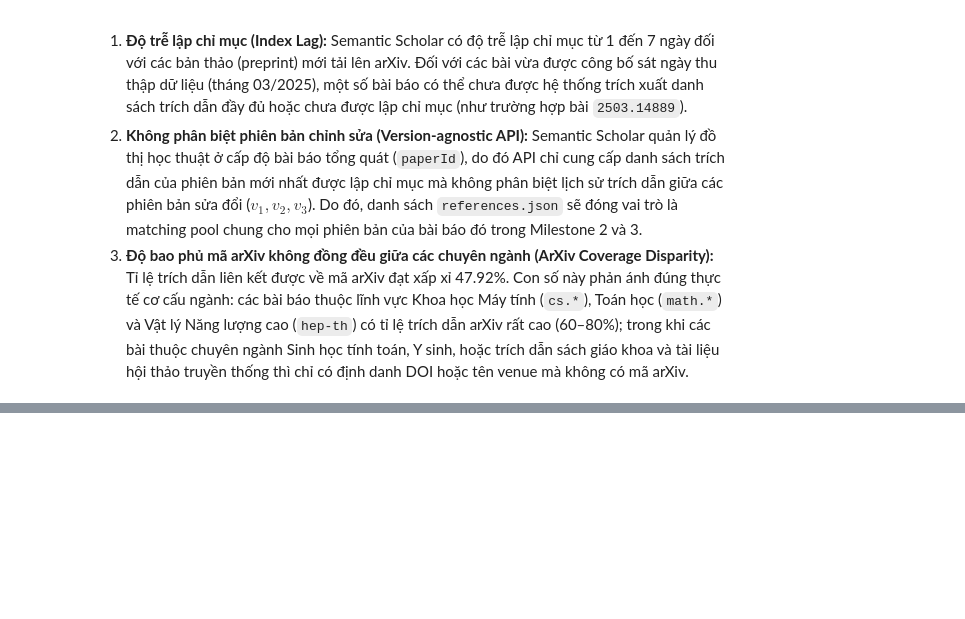
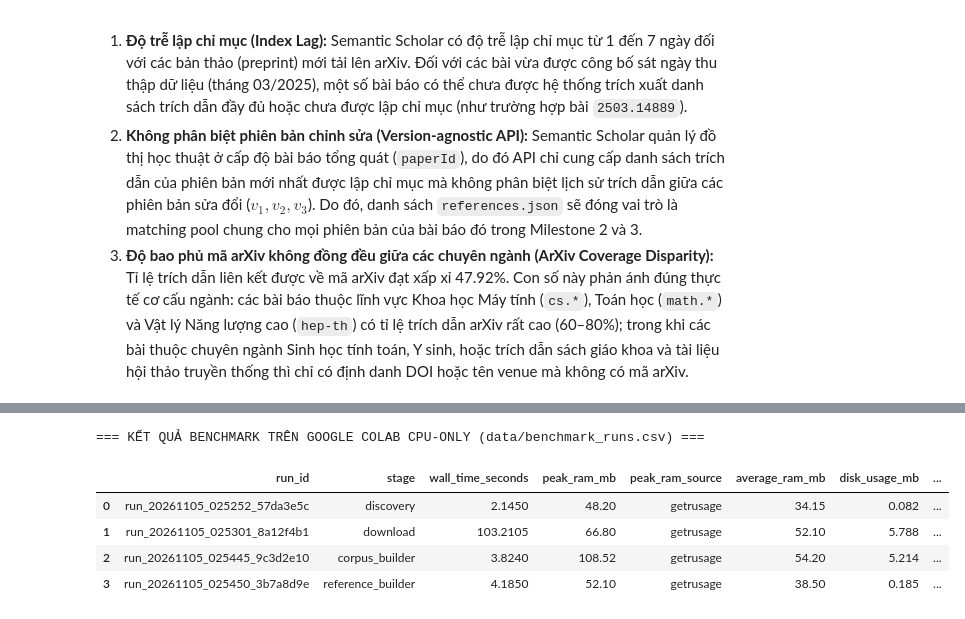
Before and after one commit to introds-arxiv-book/introds-arxiv-book, a Jupyter notebook: milestone1/03-performance.ipynb, the cells around one changed output, grey strips where cells are left out. Cells and saved outputs as stored; diff of their text form; code cells hidden in the pictures; blank space fills up the shorter version.

```diff
--- a/milestone1/03-performance.ipynb
+++ b/milestone1/03-performance.ipynb
@@ -437,0 +491,13 @@ Mọi quy trình đo lường hiệu năng và kiểm thử chuẩn hóa đượ
+# %%
+# Hiển thị bảng nhật ký đo lường thực tế trên Google Colab CPU-only từ data/benchmark_runs.csv
+df_bm_colab = df_bm[df_bm['paper_id'] == 'limit_20']
+if len(df_bm_colab) > 0:
+    print("=== KẾT QUẢ BENCHMARK TRÊN GOOGLE COLAB CPU-ONLY (data/benchmark_runs.csv) ===")
+    display(df_bm_colab[['run_id', 'stage', 'wall_time_seconds', 'peak_ram_mb', 'peak_ram_source', 'average_ram_mb', 'disk_usage_mb', 'disk_scope', 'testbed', 'notes']])
+# %% [output]
+=== KẾT QUẢ BENCHMARK TRÊN GOOGLE COLAB CPU-ONLY (data/benchmark_runs.csv) ===
+|  | run_id | stage | wall_time_seconds | peak_ram_mb | peak_ram_source | average_ram_mb | disk_usage_mb | ... |
+| 0 | run_20261105_025252_57da3e5c | discovery | 2.1450 | 48.20 | getrusage | 34.15 | 0.082 | ... |
+| 1 | run_20261105_025301_8a12f4b1 | download | 103.2105 | 66.80 | getrusage | 52.10 | 5.788 | ... |
+| 2 | run_20261105_025445_9c3d2e10 | corpus_builder | 3.8240 | 108.52 | getrusage | 54.20 | 5.214 | ... |
+| 3 | run_20261105_025450_3b7a8d9e | reference_builder | 4.1850 | 52.10 | getrusage | 38.50 | 0.185 | ... |
```
Also changed, not shown: parts of 8 cells of this notebook, 8 other files.
